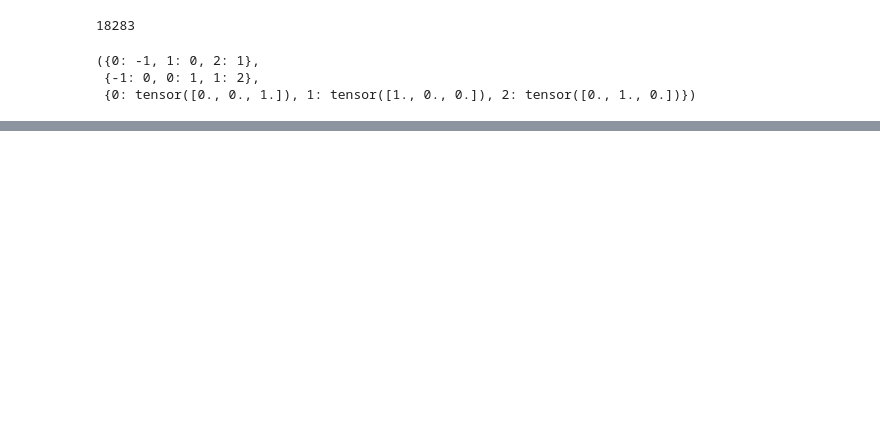
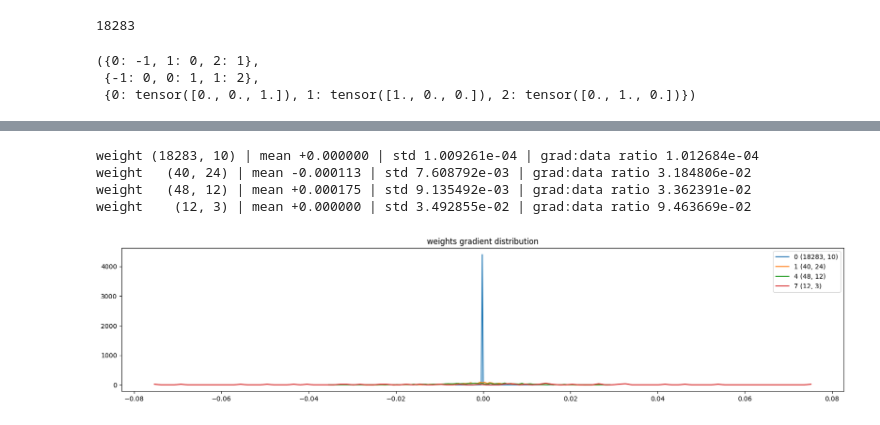
Before and after one commit to aspiringastro/anlp-cmu, a Jupyter notebook: build_sentinment_classifer_bow.ipynb, the cells around one changed output, grey strips where cells are left out. Cells and saved outputs as stored; diff of their text form; code cells hidden in the pictures; blank space fills up the shorter version.

```diff
--- a/build_sentinment_classifer_bow.ipynb
+++ b/build_sentinment_classifer_bow.ipynb
@@ -347,0 +389,19 @@ Softmax : (32, 3)
+# %%
+# visualize histograms
+plt.figure(figsize=(20, 4)) # width and height of the plot
+legends = []
+for i,p in enumerate(parameters):
+  t = p.grad
+  if p.ndim == 2:
+    print('weight %10s | mean %+f | std %e | grad:data ratio %e' % (tuple(p.shape), t.mean(), t.std(), t.std() / p.std()))
+    hy, hx = torch.histogram(t, density=True)
+    plt.plot(hx[:-1].detach(), hy.detach())
+    legends.append(f'{i} {tuple(p.shape)}')
+plt.legend(legends)
+plt.title('weights gradient distribution');
+# %% [output]
+weight (18283, 10) | mean +0.000000 | std 1.009261e-04 | grad:data ratio 1.012684e-04
+weight   (40, 24) | mean -0.000113 | std 7.608792e-03 | grad:data ratio 3.184806e-02
+weight   (48, 12) | mean +0.000175 | std 9.135492e-03 | grad:data ratio 3.362391e-02
+weight    (12, 3) | mean +0.000000 | std 3.492855e-02 | grad:data ratio 9.463669e-02
+[figure, added]
```
Also changed, not shown: parts of 14 cells of this notebook.
